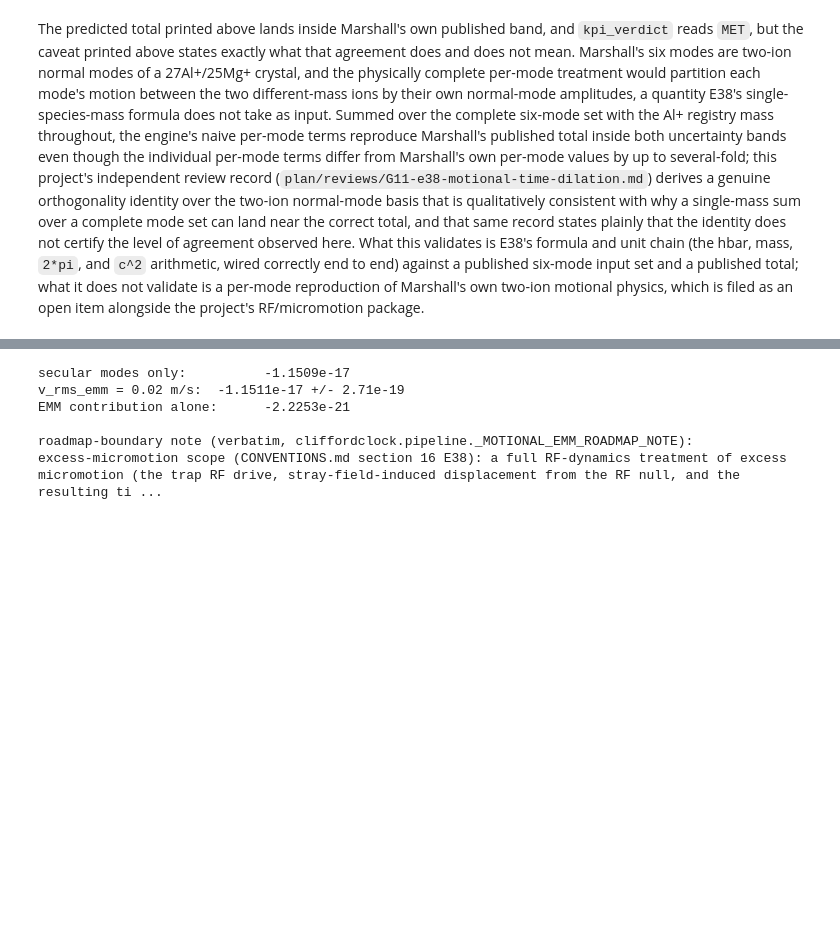
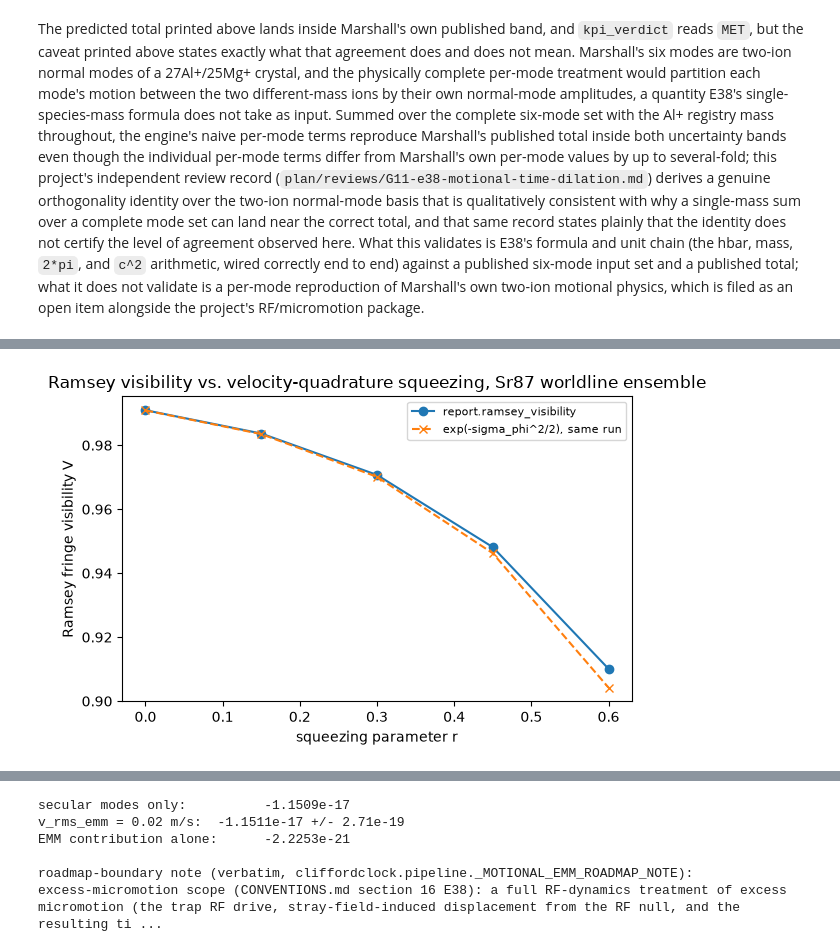
Before and after one commit to velar-mbr/CliffordClock, a Jupyter notebook: notebooks/13_trapped_ion_quantum_motion.ipynb, the cells around one changed output, grey strips where cells are left out. Saved outputs shown, nothing was run; the diff lists cells and outputs as text; code cells hidden in the pictures; blank space fills up the shorter version.

```diff
--- a/notebooks/13_trapped_ion_quantum_motion.ipynb
+++ b/notebooks/13_trapped_ion_quantum_motion.ipynb
@@ -360,0 +548,12 @@ an open item alongside the project's RF/micromotion package.
+# %%
+fig, ax = plt.subplots(figsize=(6.0, 4.0))
+ax.plot(R_VALUES, ramsey_visibilities, "o-", color="C0", label="report.ramsey_visibility")
+ax.plot(R_VALUES, gaussian_closures, "x--", color="C1", label="exp(-sigma_phi^2/2), same run")
+ax.set_xlabel("squeezing parameter r")
+ax.set_ylabel("Ramsey fringe visibility V")
+ax.set_title("Ramsey visibility vs. velocity-quadrature squeezing, Sr87 worldline ensemble")
+ax.legend(fontsize=8)
+fig.tight_layout()
+plt.show()
+# %% [output]
+[figure, added]
```
Also changed, not shown: parts of 13 cells of this notebook, 2 other files.
